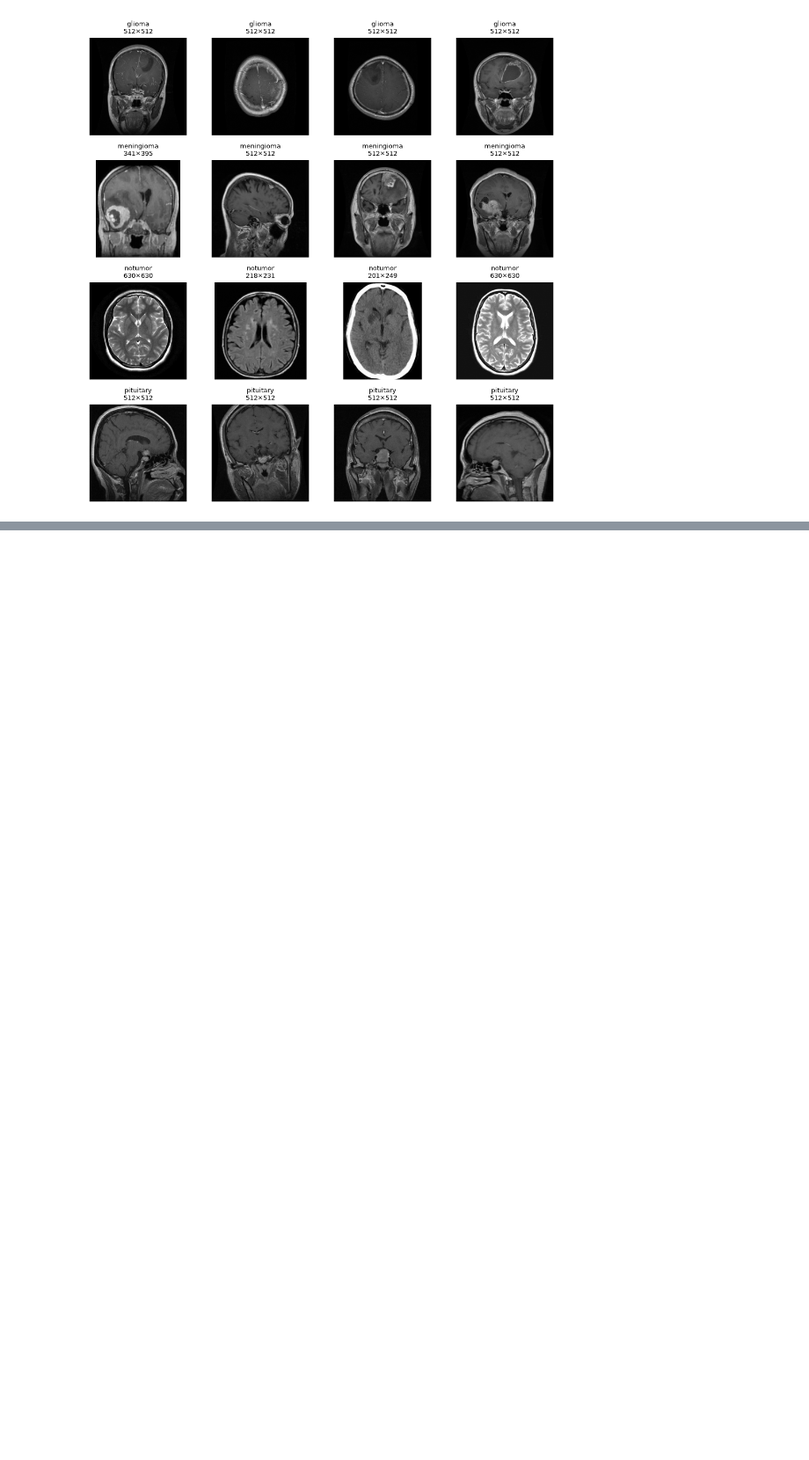
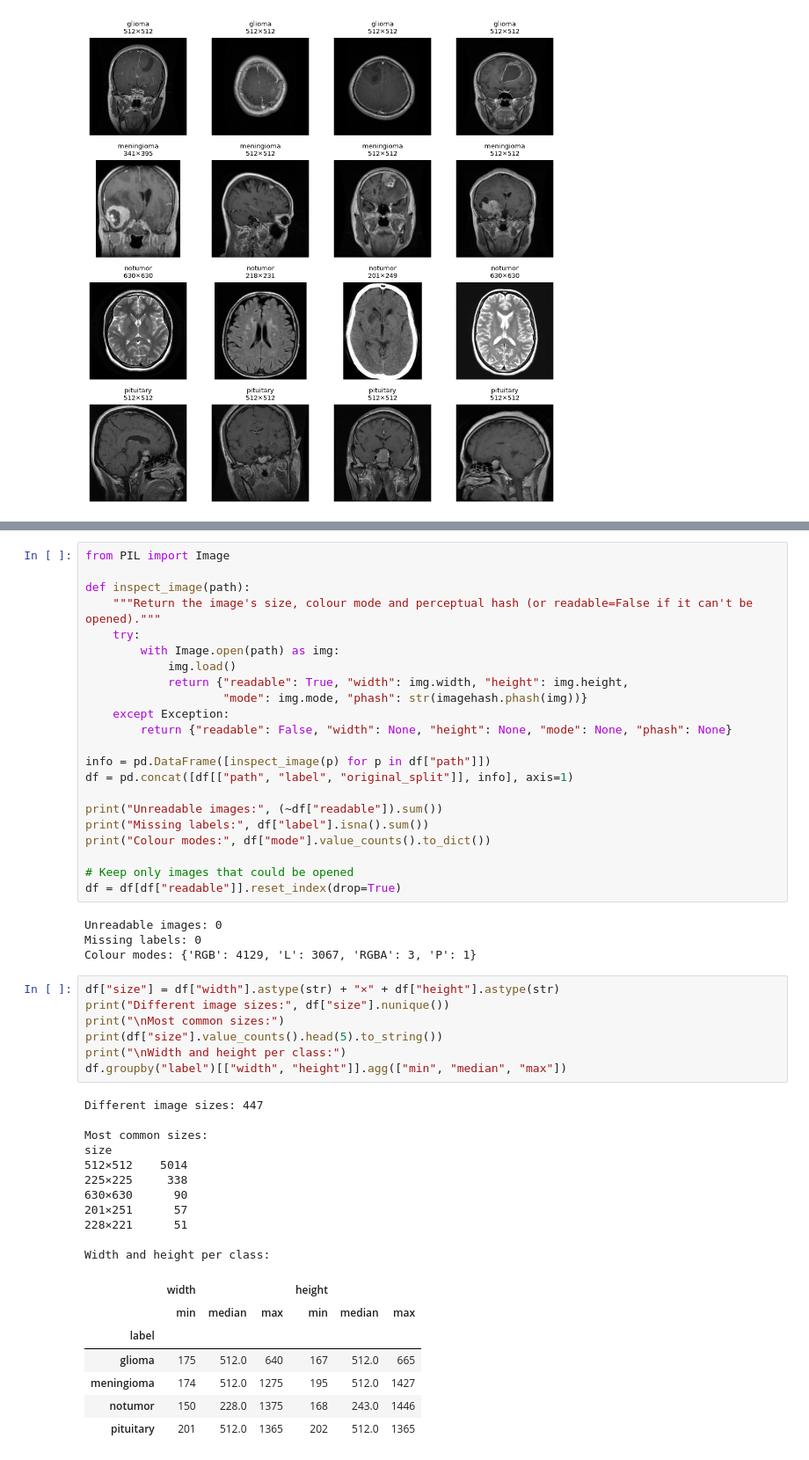
Before and after one commit to karam294/brain-tumor-mri-classification, a Jupyter notebook: notebooks/main.ipynb, the cells around one changed output, grey strips where cells are left out. Shown at 88% size. Saved outputs shown, nothing was run; the diff lists cells and outputs as text; blank space fills up the shorter version.

```diff
--- a/notebooks/main.ipynb
+++ b/notebooks/main.ipynb
@@ -193,0 +208,52 @@ plt.show()
+# %%
+from PIL import Image
+
+def inspect_image(path):
+    """Return the image's size, colour mode and perceptual hash (or readable=False if it can't be opened)."""
+    try:
+        with Image.open(path) as img:
+            img.load()
+            return {"readable": True, "width": img.width, "height": img.height,
+                    "mode": img.mode, "phash": str(imagehash.phash(img))}
+    except Exception:
+        return {"readable": False, "width": None, "height": None, "mode": None, "phash": None}
+
+info = pd.DataFrame([inspect_image(p) for p in df["path"]])
+df = pd.concat([df[["path", "label", "original_split"]], info], axis=1)
+
+print("Unreadable images:", (~df["readable"]).sum())
+print("Missing labels:", df["label"].isna().sum())
+print("Colour modes:", df["mode"].value_counts().to_dict())
+
+# Keep only images that could be opened
+df = df[df["readable"]].reset_index(drop=True)
+# %% [output]
+Unreadable images: 0
+Missing labels: 0
+Colour modes: {'RGB': 4129, 'L': 3067, 'RGBA': 3, 'P': 1}
+# %%
+df["size"] = df["width"].astype(str) + "×" + df["height"].astype(str)
+print("Different image sizes:", df["size"].nunique())
+print("\nMost common sizes:")
+print(df["size"].value_counts().head(5).to_string())
+print("\nWidth and height per class:")
+df.groupby("label")[["width", "height"]].agg(["min", "median", "max"])
+# %% [output]
+Different image sizes: 447
+
+Most common sizes:
+size
+512×512    5014
+225×225     338
+630×630      90
+201×251      57
+228×221      51
+
+Width and height per class:
+|  | width |  |  | height |  |  |
+|  | min | median | max | min | median | max |
+| label |  |  |  |  |  |  |
+| glioma | 175 | 512.0 | 640 | 167 | 512.0 | 665 |
+| meningioma | 174 | 512.0 | 1275 | 195 | 512.0 | 1427 |
+| notumor | 150 | 228.0 | 1375 | 168 | 243.0 | 1446 |
+| pituitary | 201 | 512.0 | 1365 | 202 | 512.0 | 1365 |
```
Also changed, not shown: parts of 16 cells of this notebook, 2 other files.
